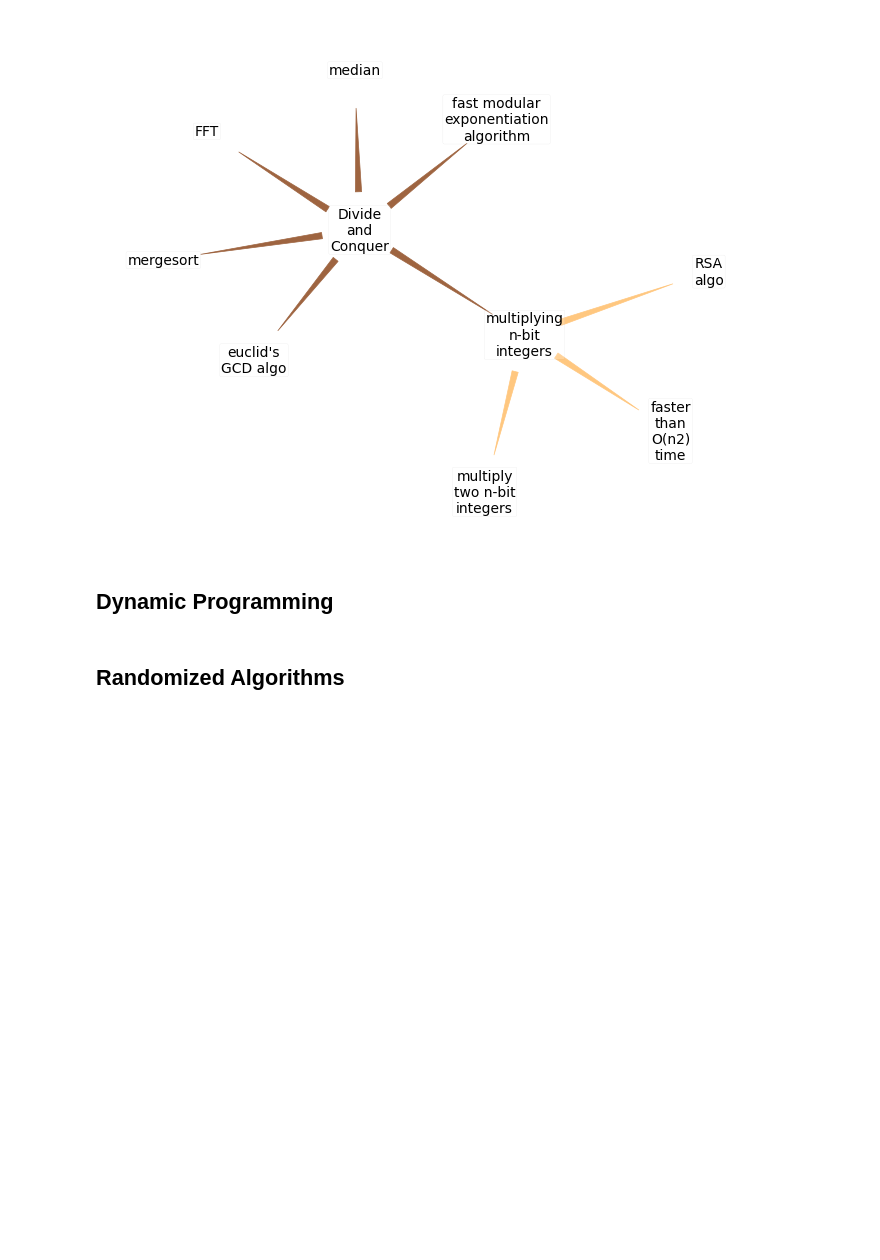
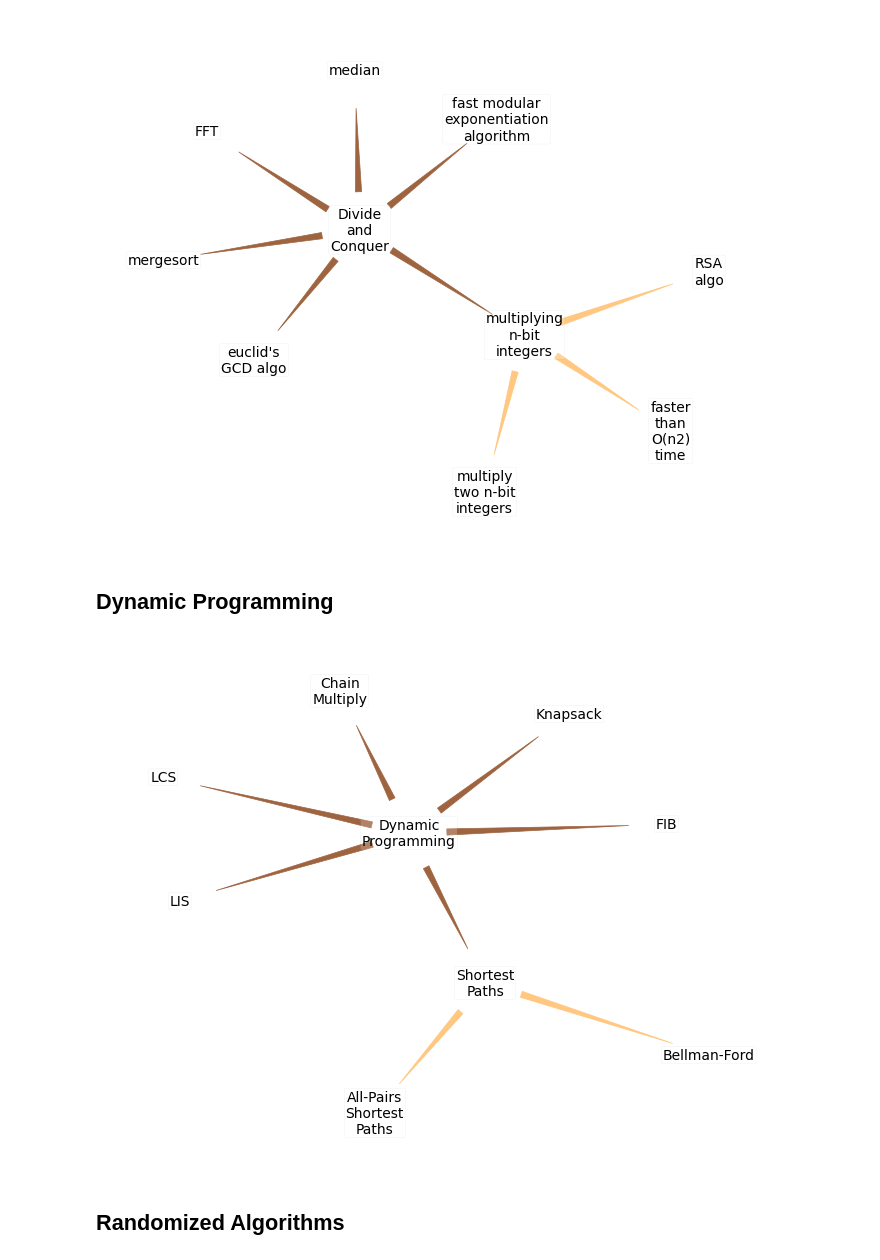
Before and after one commit to pkalan-gatech/pkalan-gatech.github.io, a Jupyter notebook: myfirstbook/algorithms.ipynb, the cells around one changed output. Drawn from its saved outputs; the diff is of its cells as text; code cells hidden in the pictures; blank space fills up the shorter version.

```diff
--- a/myfirstbook/algorithms.ipynb
+++ b/myfirstbook/algorithms.ipynb
@@ -22,7 +22,7 @@ import textwrap
 
 if 'global_nodes' not in globals():
   global global_nodes
-  global_nodes = {1: "Divide_and_Conquer"}
+  global_nodes = {1: "Divide\nand\nConquer", 2: "Dynamic\nProgramming"}
 
 def create_and_plot_graph(nodes, edges, figsize=(15,8), export_filename=None, save_data=False, add_to_global=False):
 
@@ -121,6 +121,25 @@ create_and_plot_graph(
 [figure]
 # %% [markdown]
 ## Dynamic Programming
+# %%
+#@title Divide and Conquer {vertical-output: true}
+nodes = {   # write the nodes for graph to a csv file
+            1: "Dynamic\nProgramming",
+            11: 'FIB',
+            12: "LIS",
+            13: 'LCS',
+            14: 'Knapsack',
+            15: 'Chain Multiply',
+            16: 'Shortest Paths',
+            161: 'Bellman-Ford',
+            162: 'All-Pairs Shortest Paths',
+    }
+scale = 0.6
+create_and_plot_graph(
+    nodes, edges=[], figsize=(11*scale,8.5*scale), export_filename="required_skills.pdf", save_data=False,
+    add_to_global=True)
+# %% [output]
+[figure, added]
 # %% [markdown]
 ## Randomized Algorithms
 # %% [markdown]
```
Also changed, not shown: parts of 1 cell of this notebook.
